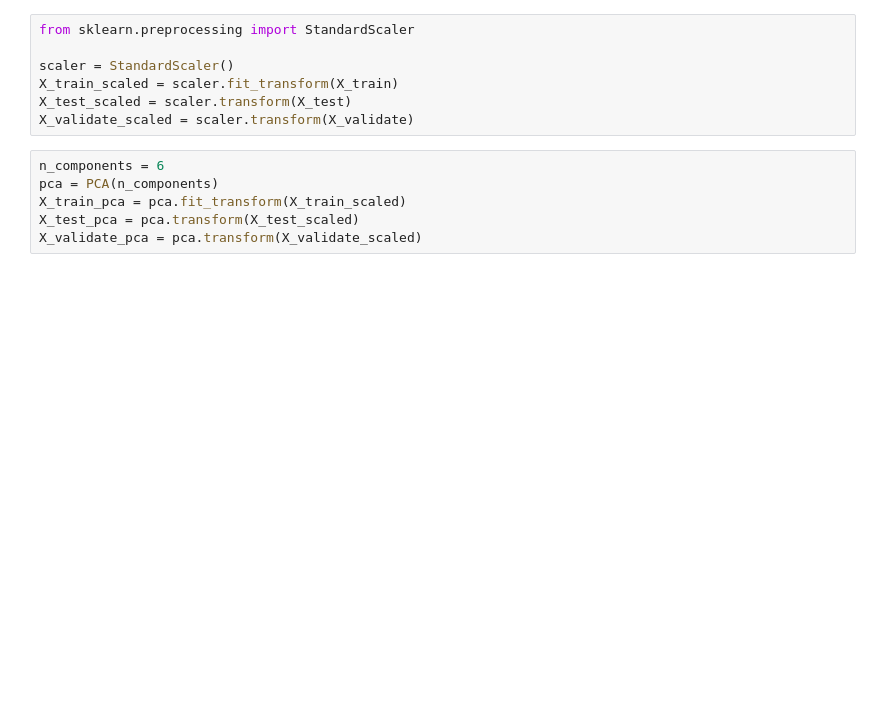
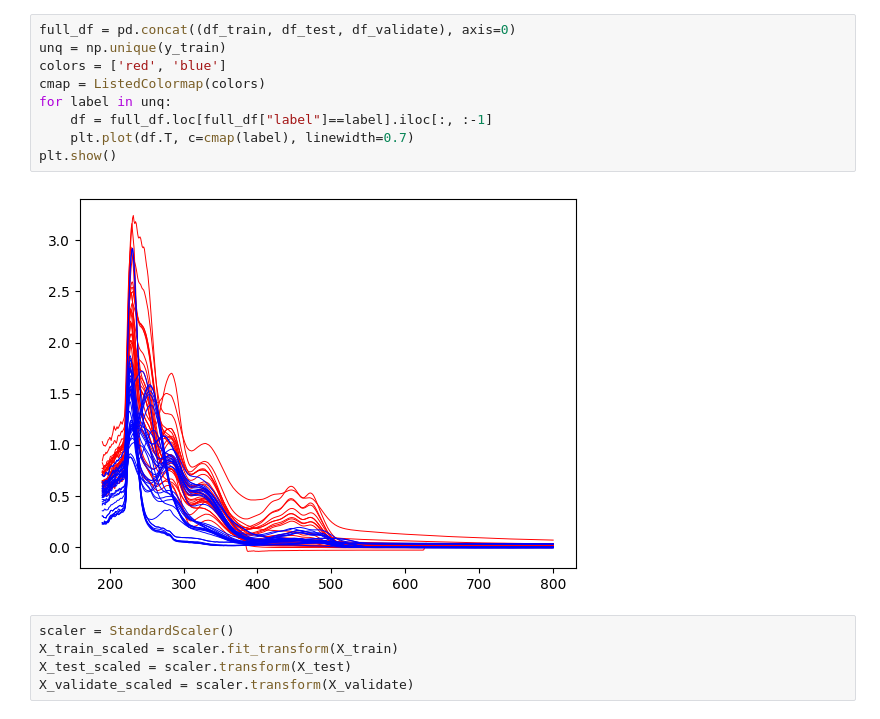
Before and after one commit to ChauBacHozz/Chemometric-book, a Jupyter notebook: Naive_Bayes/Naive_Bayes.ipynb, the cells around one changed output. Drawn from its saved outputs; the diff is of its cells as text; blank space fills up the shorter version.

```diff
--- a/Naive_Bayes/Naive_Bayes.ipynb
+++ b/Naive_Bayes/Naive_Bayes.ipynb
@@ -66,14 +35,17 @@ X_validate
+# %%
+full_df = pd.concat((df_train, df_test, df_validate), axis=0)
+unq = np.unique(y_train)
+colors = ['red', 'blue']
+cmap = ListedColormap(colors)
+for label in unq:
+    df = full_df.loc[full_df["label"]==label].iloc[:, :-1]
+    plt.plot(df.T, c=cmap(label), linewidth=0.7)
+plt.show()
+# %% [output]
+[figure, added]
 # %%
-from sklearn.preprocessing import StandardScaler
-
 scaler = StandardScaler()
 X_train_scaled = scaler.fit_transform(X_train)
 X_test_scaled = scaler.transform(X_test)
 X_validate_scaled = scaler.transform(X_validate)
-# %%
-n_components = 6
-pca = PCA(n_components)
-X_train_pca = pca.fit_transform(X_train_scaled)
-X_test_pca = pca.transform(X_test_scaled)
-X_validate_pca = pca.transform(X_validate_scaled)
 # %%
```
Also changed, not shown: parts of 18 cells of this notebook, 5 other files.
